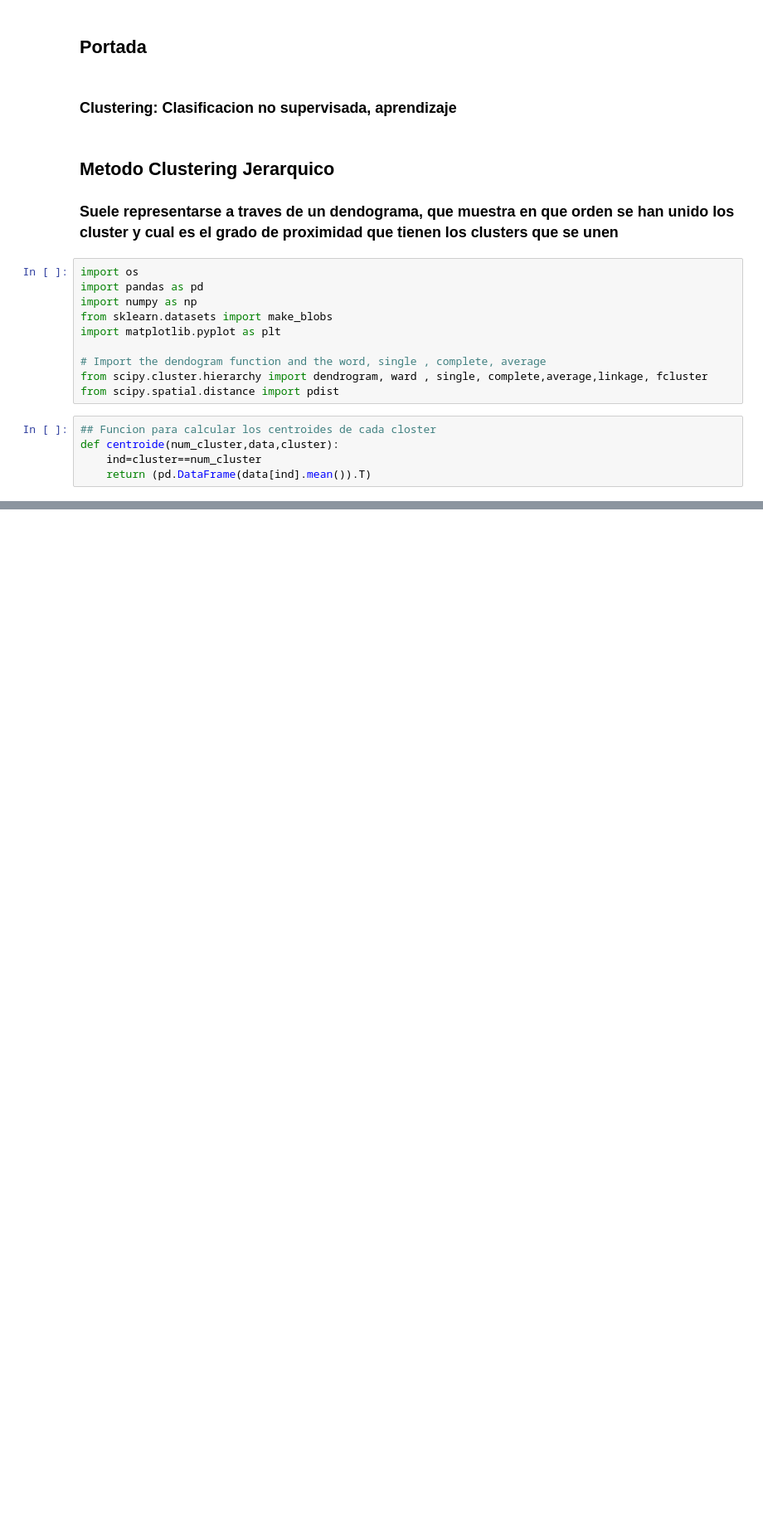
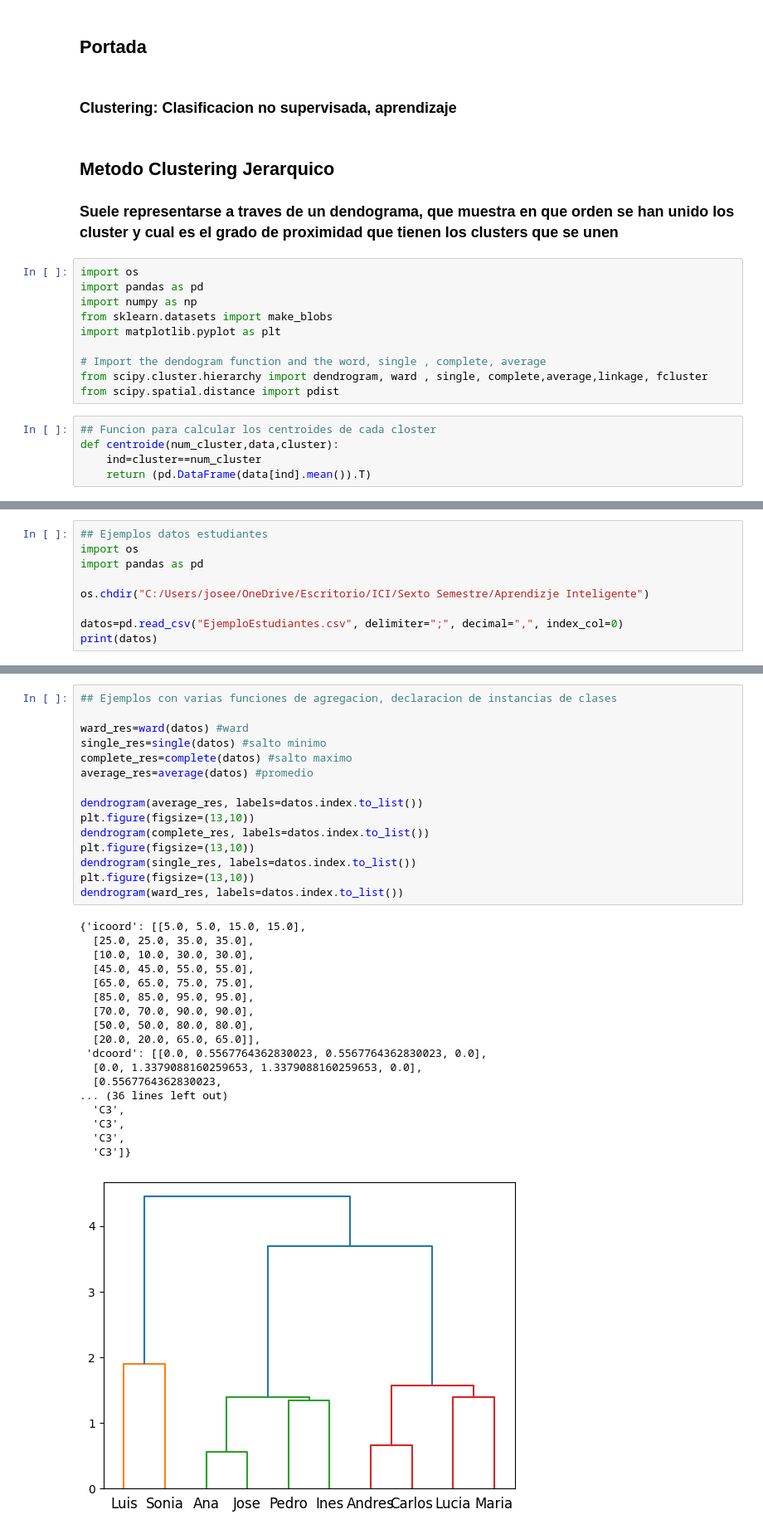
Before and after one commit to JoseSandoval09/ICI, a Jupyter notebook: Sexto Semestre/Aprendizje Inteligente/AI_ClusteringJerarquico.ipynb, the cells around one changed output, grey strips where cells are left out. Shown: that part at 83% size. Cells and saved outputs as stored; diff of their text form; blank space fills up the shorter version.

```diff
--- a/Sexto Semestre/Aprendizje Inteligente/AI_ClusteringJerarquico.ipynb
+++ b/Sexto Semestre/Aprendizje Inteligente/AI_ClusteringJerarquico.ipynb
@@ -29,0 +50,9 @@ def bar_plot(centros, labels, cluster=None,var=None):
+# %%
+## Ejemplos datos estudiantes
+import os
+import pandas as pd
+
+os.chdir("C:/Users/josee/OneDrive/Escritorio/ICI/Sexto Semestre/Aprendizje Inteligente")
+
+datos=pd.read_csv("EjemploEstudiantes.csv", delimiter=";", decimal=",", index_col=0)
+print(datos)
@@ -29,0 +71,34 @@ def bar_plot(centros, labels, cluster=None,var=None):
+# %%
+## Ejemplos con varias funciones de agregacion, declaracion de instancias de clases
+
+ward_res=ward(datos) #ward
+single_res=single(datos) #salto minimo
+complete_res=complete(datos) #salto maximo
+average_res=average(datos) #promedio
+
+dendrogram(average_res, labels=datos.index.to_list())
+plt.figure(figsize=(13,10))
+dendrogram(complete_res, labels=datos.index.to_list())
+plt.figure(figsize=(13,10))
+dendrogram(single_res, labels=datos.index.to_list())
+plt.figure(figsize=(13,10))
+dendrogram(ward_res, labels=datos.index.to_list())
+# %% [output]
+{'icoord': [[5.0, 5.0, 15.0, 15.0],
+  [25.0, 25.0, 35.0, 35.0],
+  [10.0, 10.0, 30.0, 30.0],
+  [45.0, 45.0, 55.0, 55.0],
+  [65.0, 65.0, 75.0, 75.0],
+  [85.0, 85.0, 95.0, 95.0],
+  [70.0, 70.0, 90.0, 90.0],
+  [50.0, 50.0, 80.0, 80.0],
+  [20.0, 20.0, 65.0, 65.0]],
+ 'dcoord': [[0.0, 0.5567764362830023, 0.5567764362830023, 0.0],
+  [0.0, 1.3379088160259653, 1.3379088160259653, 0.0],
+  [0.5567764362830023,
+... (36 lines left out)
+  'C3',
+  'C3',
+  'C3',
+  'C3']}
+[figure, added]
```
Also changed, not shown: parts of 5 cells of this notebook.
